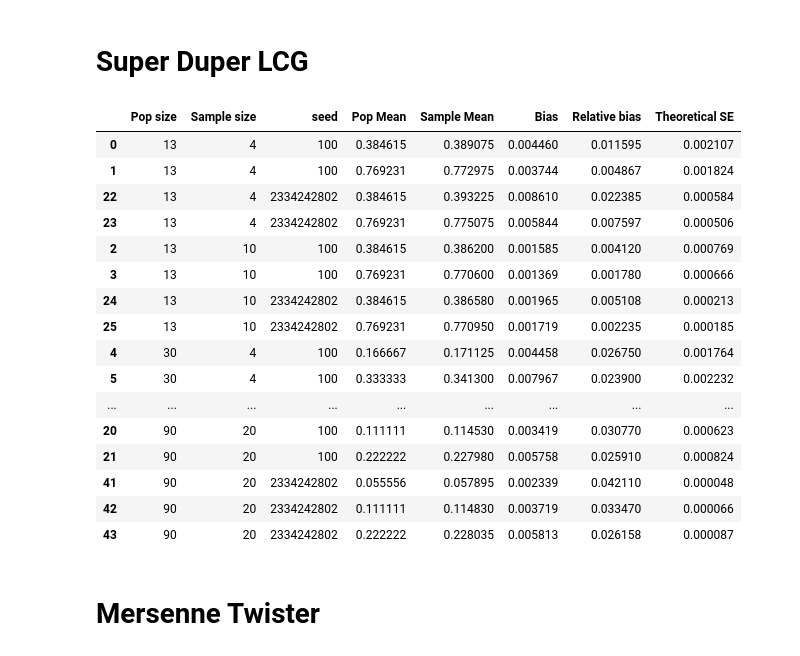
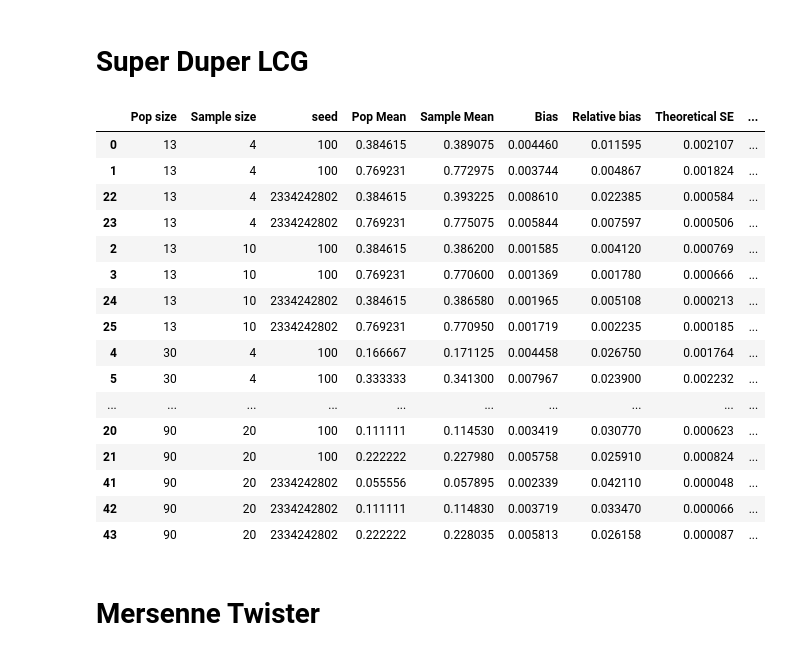
Before and after one commit to kellieotto/prngs-and-permutations, a Jupyter notebook: Code/sampleMeanBias.ipynb, the cells around one changed output. Drawn from its saved outputs; the diff is of its cells as text; code cells hidden in the pictures.

Commit message:
Add column bias/theoretical SE

```diff
--- a/Code/sampleMeanBias.ipynb
+++ b/Code/sampleMeanBias.ipynb
@@ -240,34 +242,36 @@ for nn in n:
 # %%
 d = {'Sample size' : kvalues,
      'Pop size' : nvalues,
      'Pop Mean' : popMean,
      'Sample Mean' : sampleMean,
      'Bias' : bias,
      'Relative bias' : relBias,
      'seed' : seed,
-     'Theoretical SE' : theoreticalSE
+     'Theoretical SE' : theoreticalSE,
+     'Bias/Theoretical SE' : np.array(bias)/np.array(theoreticalSE)
     }
 resTable = pd.DataFrame(d)
-cols = ["Pop size", "Sample size", "seed", "Pop Mean", "Sample Mean", "Bias", "Relative bias", 'Theoretical SE']
+cols = ["Pop size", "Sample size", "seed", "Pop Mean", "Sample Mean", "Bias", "Relative bias", \
+        'Theoretical SE', 'Bias/Theoretical SE']
 resTable[cols].sort_values(['Pop size', 'Sample size'])
 # %% [output]
-|  | Pop size | Sample size | seed | Pop Mean | Sample Mean | Bias | Relative bias | Theoretical SE |
-| 0 | 13 | 4 | 100 | 0.384615 | 0.389075 | 0.004460 | 0.011595 | 0.002107 |
-| 1 | 13 | 4 | 100 | 0.769231 | 0.772975 | 0.003744 | 0.004867 | 0.001824 |
-| 22 | 13 | 4 | 2334242802 | 0.384615 | 0.393225 | 0.008610 | 0.022385 | 0.000584 |
-| 23 | 13 | 4 | 2334242802 | 0.769231 | 0.775075 | 0.005844 | 0.007597 | 0.000506 |
-| 2 | 13 | 10 | 100 | 0.384615 | 0.386200 | 0.001585 | 0.004120 | 0.000769 |
-| 3 | 13 | 10 | 100 | 0.769231 | 0.770600 | 0.001369 | 0.001780 | 0.000666 |
-| 24 | 13 | 10 | 2334242802 | 0.384615 | 0.386580 | 0.001965 | 0.005108 | 0.000213 |
-| 25 | 13 | 10 | 2334242802 | 0.769231 | 0.770950 | 0.001719 | 0.002235 | 0.000185 |
-| 4 | 30 | 4 | 100 | 0.166667 | 0.171125 | 0.004458 | 0.026750 | 0.001764 |
-| 5 | 30 | 4 | 100 | 0.333333 | 0.341300 | 0.007967 | 0.023900 | 0.002232 |
-| ... | ... | ... | ... | ... | ... | ... | ... | ... |
-| 20 | 90 | 20 | 100 | 0.111111 | 0.114530 | 0.003419 | 0.030770 | 0.000623 |
-| 21 | 90 | 20 | 100 | 0.222222 | 0.227980 | 0.005758 | 0.025910 | 0.000824 |
-| 41 | 90 | 20 | 2334242802 | 0.055556 | 0.057895 | 0.002339 | 0.042110 | 0.000048 |
-| 42 | 90 | 20 | 2334242802 | 0.111111 | 0.114830 | 0.003719 | 0.033470 | 0.000066 |
-| 43 | 90 | 20 | 2334242802 | 0.222222 | 0.228035 | 0.005813 | 0.026158 | 0.000087 |
+|  | Pop size | Sample size | seed | Pop Mean | Sample Mean | Bias | Relative bias | Theoretical SE | ... |
+| 0 | 13 | 4 | 100 | 0.384615 | 0.389075 | 0.004460 | 0.011595 | 0.002107 | ... |
+| 1 | 13 | 4 | 100 | 0.769231 | 0.772975 | 0.003744 | 0.004867 | 0.001824 | ... |
+| 22 | 13 | 4 | 2334242802 | 0.384615 | 0.393225 | 0.008610 | 0.022385 | 0.000584 | ... |
+| 23 | 13 | 4 | 2334242802 | 0.769231 | 0.775075 | 0.005844 | 0.007597 | 0.000506 | ... |
+| 2 | 13 | 10 | 100 | 0.384615 | 0.386200 | 0.001585 | 0.004120 | 0.000769 | ... |
+| 3 | 13 | 10 | 100 | 0.769231 | 0.770600 | 0.001369 | 0.001780 | 0.000666 | ... |
+| 24 | 13 | 10 | 2334242802 | 0.384615 | 0.386580 | 0.001965 | 0.005108 | 0.000213 | ... |
+| 25 | 13 | 10 | 2334242802 | 0.769231 | 0.770950 | 0.001719 | 0.002235 | 0.000185 | ... |
+| 4 | 30 | 4 | 100 | 0.166667 | 0.171125 | 0.004458 | 0.026750 | 0.001764 | ... |
+| 5 | 30 | 4 | 100 | 0.333333 | 0.341300 | 0.007967 | 0.023900 | 0.002232 | ... |
+| ... | ... | ... | ... | ... | ... | ... | ... | ... | ... |
+| 20 | 90 | 20 | 100 | 0.111111 | 0.114530 | 0.003419 | 0.030770 | 0.000623 | ... |
+| 21 | 90 | 20 | 100 | 0.222222 | 0.227980 | 0.005758 | 0.025910 | 0.000824 | ... |
+| 41 | 90 | 20 | 2334242802 | 0.055556 | 0.057895 | 0.002339 | 0.042110 | 0.000048 | ... |
+| 42 | 90 | 20 | 2334242802 | 0.111111 | 0.114830 | 0.003719 | 0.033470 | 0.000066 | ... |
+| 43 | 90 | 20 | 2334242802 | 0.222222 | 0.228035 | 0.005813 | 0.026158 | 0.000087 | ... |
 # %% [markdown]
 # Mersenne Twister
 # %%
```
Also changed, not shown: parts of 2 cells of this notebook, 1 other file.
